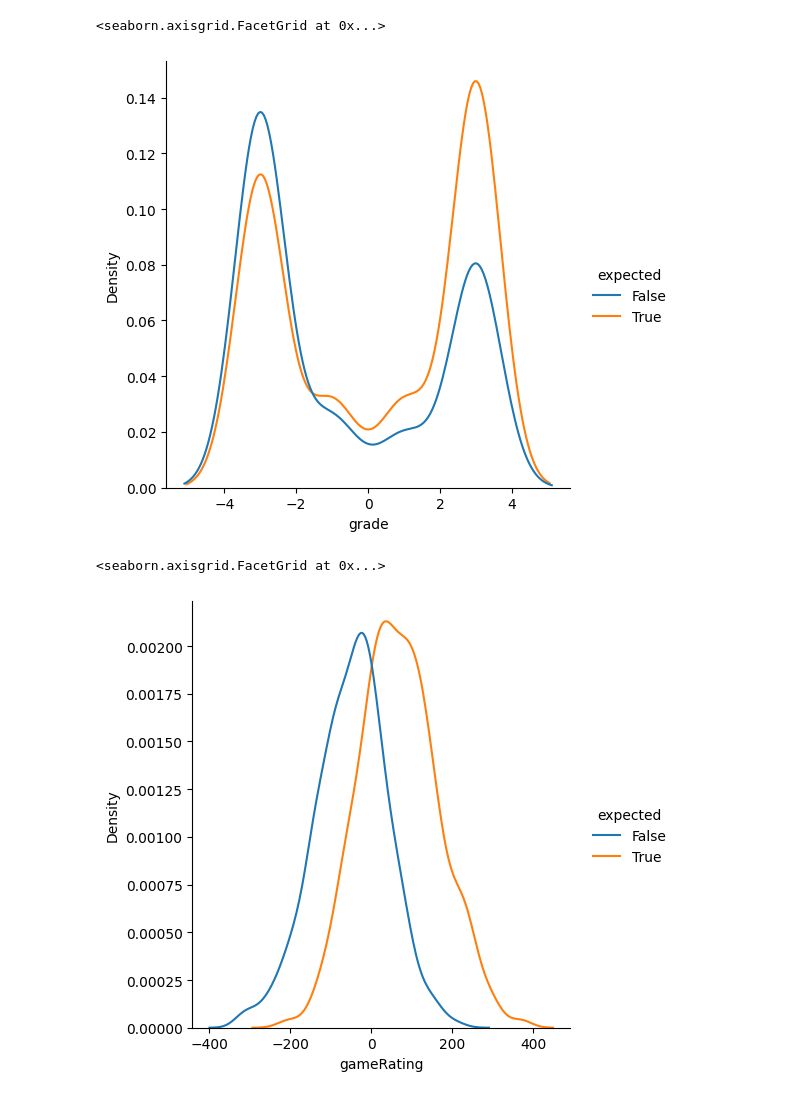
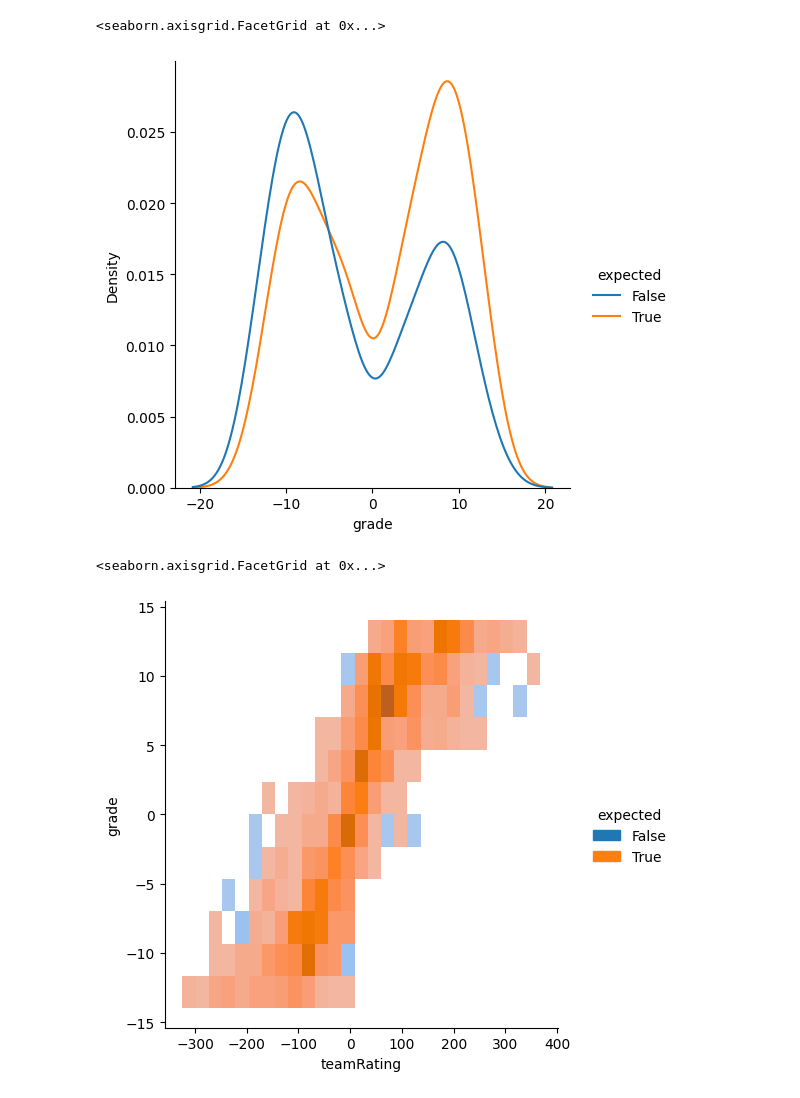
Before and after one commit to b-heilman/bmoor-united, a Jupyter notebook: skunk_works/nfl_crawler/src/notebooks/analysis.ipynb, the cells around one changed output. Saved outputs shown, nothing was run; the diff lists cells and outputs as text; code cells hidden in the pictures.

```diff
--- a/skunk_works/nfl_crawler/src/notebooks/analysis.ipynb
+++ b/skunk_works/nfl_crawler/src/notebooks/analysis.ipynb
@@ -87,10 +89,6 @@ import seaborn as sbn
 from scipy import stats
 
 reduced = run_results[(np.abs(stats.zscore(run_results[
-    ['statsRating', 'playerRating', 'teamRating']
+    comparisons
 ])) < 3).all(axis=1)].copy()
-
-reduced['merge'] = reduced['playerRating'] + reduced['teamRating'] + reduced['statsRating']
-reduced['diff'] = reduced['homeScore'] - reduced['awayScore']
-reduced['gameRating'] = reduced['homeRating'] - reduced['awayRating']
 # %%
@@ -117,9 +112,9 @@ sbn.displot(data=reduced, x="merge", hue='expected', kind="kde")
 sbn.displot(data=reduced, x="grade", hue='expected', kind="kde")
 # %% [output]
 <seaborn.axisgrid.FacetGrid at 0x...>
-[figure, old version]
+[figure, new version]
 # %%
-sbn.displot(data=reduced, x="gameRating", hue='expected', kind="kde")
+sbn.displot(data=reduced, x="teamRating", y="grade", hue='expected')
 # %% [output]
 <seaborn.axisgrid.FacetGrid at 0x...>
-[figure, old version]
+[figure, new version]
```
Also changed, not shown: parts of 14 cells of this notebook, 4 other files.
